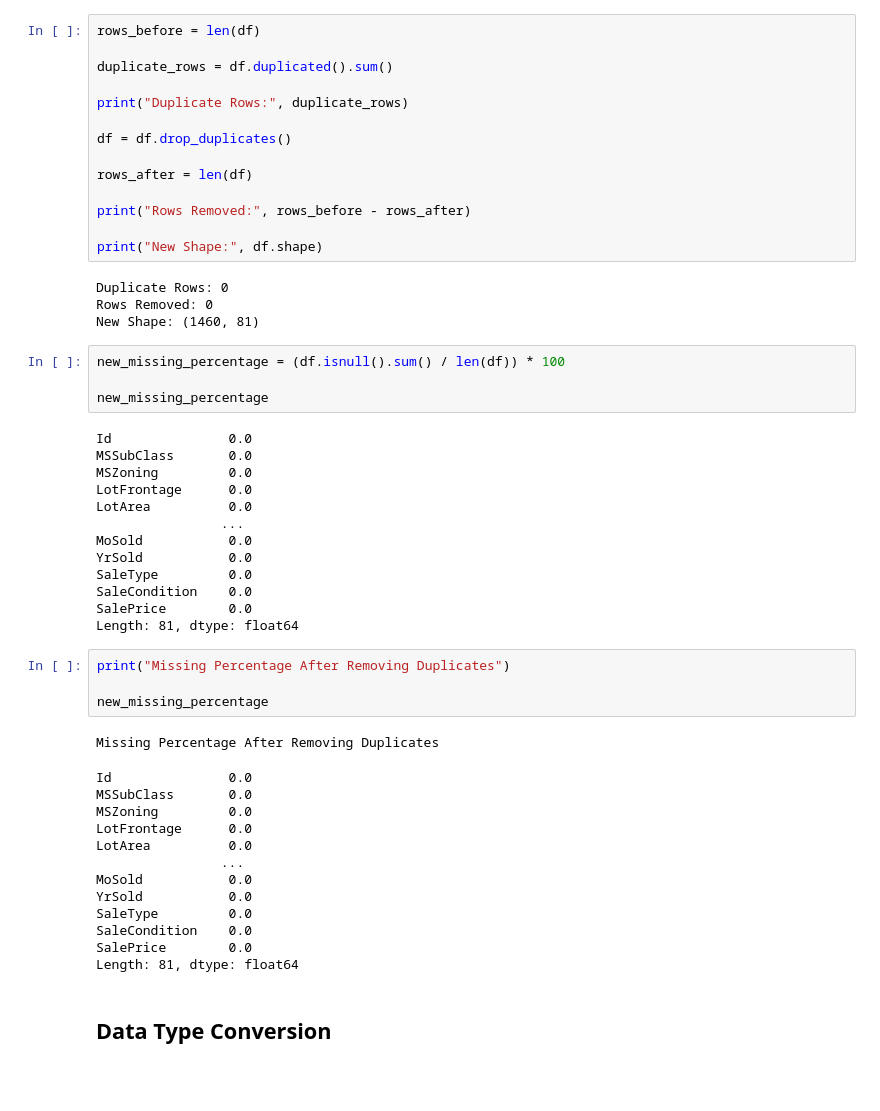
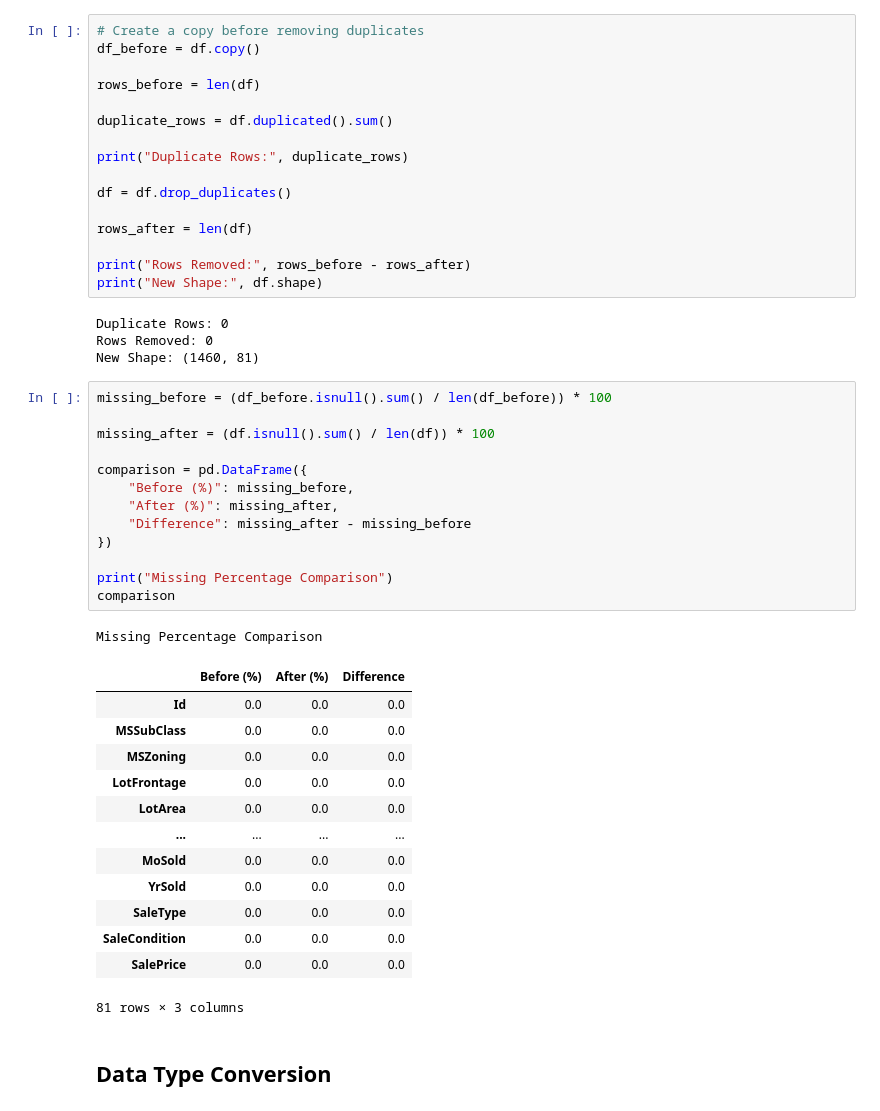
Before and after one commit to Rashid-imam/Applied_AI_ML_Capstone, a Jupyter notebook: notebooks/Part1_Data_Cleaning_EDA.ipynb, the cells around one changed output. Saved outputs shown, nothing was run; the diff lists cells and outputs as text; blank space fills up the shorter version.

```diff
--- a/notebooks/Part1_Data_Cleaning_EDA.ipynb
+++ b/notebooks/Part1_Data_Cleaning_EDA.ipynb
@@ -268,6 +268,9 @@ Index(['Id', 'MSSubClass', 'LotFrontage', 'LotArea', 'OverallQual',
 # %% [markdown]
 ## Duplicate Values
 # %%
+# Create a copy before removing duplicates
+df_before = df.copy()
+
 rows_before = len(df)
 
 duplicate_rows = df.duplicated().sum()
@@ -279,47 +282,39 @@ df = df.drop_duplicates()
 rows_after = len(df)
 
 print("Rows Removed:", rows_before - rows_after)
-
 print("New Shape:", df.shape)
 # %% [output]
 Duplicate Rows: 0
 Rows Removed: 0
 New Shape: (1460, 81)
 # %%
-new_missing_percentage = (df.isnull().sum() / len(df)) * 100
+missing_before = (df_before.isnull().sum() / len(df_before)) * 100
 
-new_missing_percentage
+missing_after = (df.isnull().sum() / len(df)) * 100
+
+comparison = pd.DataFrame({
+    "Before (%)": missing_before,
+    "After (%)": missing_after,
+    "Difference": missing_after - missing_before
+})
+
+print("Missing Percentage Comparison")
+comparison
 # %% [output]
-Id               0.0
-MSSubClass       0.0
-MSZoning         0.0
-LotFrontage      0.0
-LotArea          0.0
-                ...
-MoSold           0.0
-YrSold           0.0
-SaleType         0.0
-SaleCondition    0.0
-SalePrice        0.0
-Length: 81, dtype: float64
+Missing Percentage Comparison
+|  | Before (%) | After (%) | Difference |
+| Id | 0.0 | 0.0 | 0.0 |
+| MSSubClass | 0.0 | 0.0 | 0.0 |
+| MSZoning | 0.0 | 0.0 | 0.0 |
+| LotFrontage | 0.0 | 0.0 | 0.0 |
+| LotArea | 0.0 | 0.0 | 0.0 |
+| ... | ... | ... | ... |
+| MoSold | 0.0 | 0.0 | 0.0 |
+| YrSold | 0.0 | 0.0 | 0.0 |
+| SaleType | 0.0 | 0.0 | 0.0 |
+| SaleCondition | 0.0 | 0.0 | 0.0 |
+| SalePrice | 0.0 | 0.0 | 0.0 |
+81 rows × 3 columns
-# %%
-print("Missing Percentage After Removing Duplicates")
-
-new_missing_percentage
-# %% [output]
-Missing Percentage After Removing Duplicates
-Id               0.0
-MSSubClass       0.0
-MSZoning         0.0
-LotFrontage      0.0
-LotArea          0.0
-                ...
-MoSold           0.0
-YrSold           0.0
-SaleType         0.0
-SaleCondition    0.0
-SalePrice        0.0
-Length: 81, dtype: float64
 # %% [markdown]
 ## Data Type Conversion
 # %%
```
Also changed, not shown: parts of 1 cell of this notebook, 2 other files.
